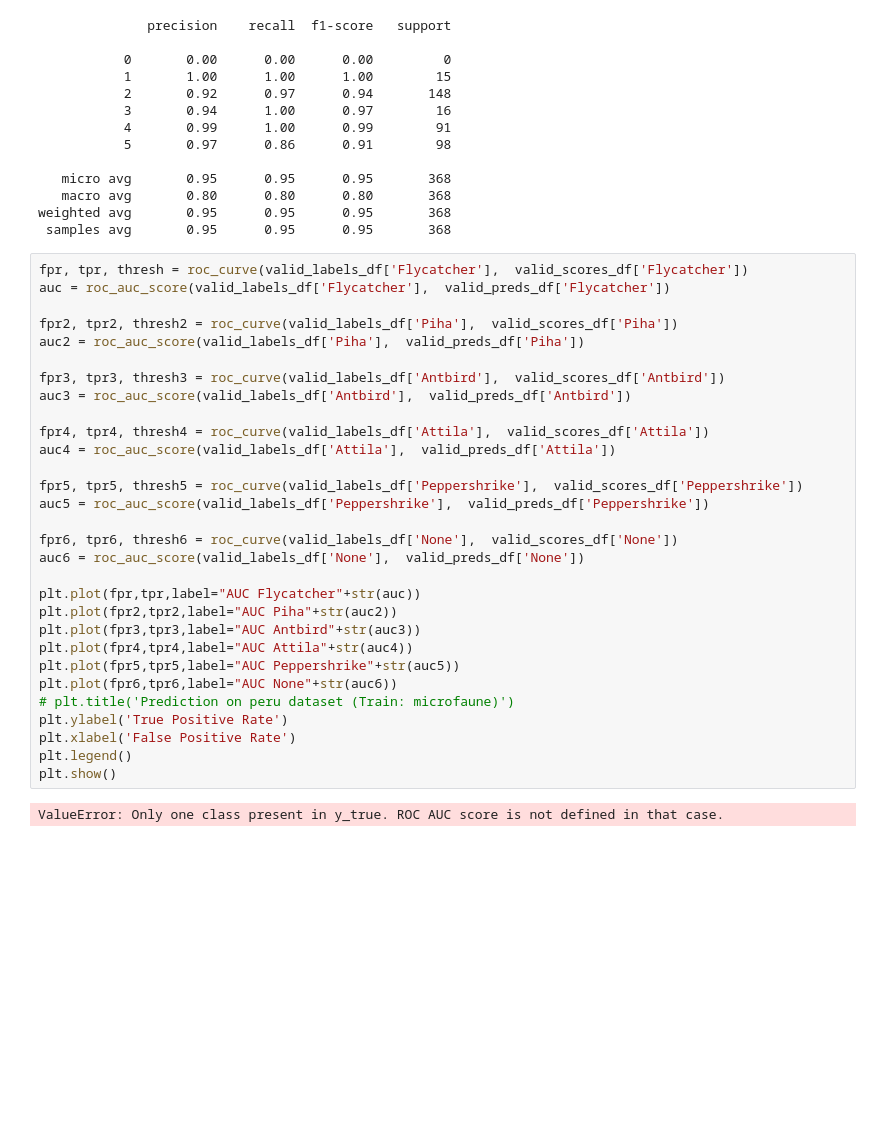
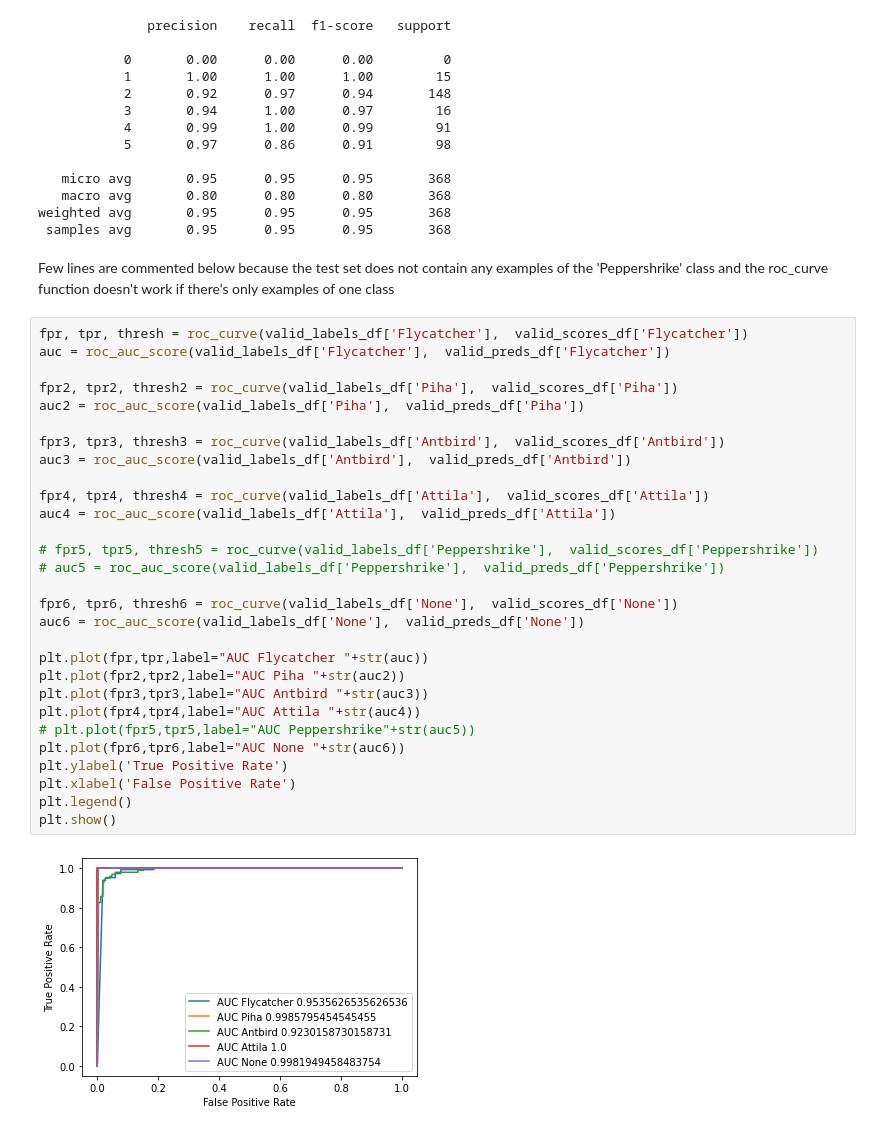
Before and after one commit to UCSD-E4E/passive-acoustic-biodiversity, a Jupyter notebook: OpenSoundScape/MultiClass Classifier/multiclass_with_none.ipynb, the cells around one changed output. Cells and saved outputs as stored; diff of their text form; blank space fills up the shorter version.

Commit message:
Commented roc calculation for class with no test samples

```diff
--- a/OpenSoundScape/MultiClass Classifier/multiclass_with_none.ipynb
+++ b/OpenSoundScape/MultiClass Classifier/multiclass_with_none.ipynb
@@ -203,35 +203,36 @@ print(classification_report(valid_labels_df, valid_preds_df))
    macro avg       0.80      0.80      0.80       368
 weighted avg       0.95      0.95      0.95       368
  samples avg       0.95      0.95      0.95       368
+# %% [markdown]
+Few lines are commented below because the test set does not contain any examples of the 'Peppershrike' class and the roc_curve function doesn't work if there's only examples of one class
 # %%
 fpr, tpr, thresh = roc_curve(valid_labels_df['Flycatcher'],  valid_scores_df['Flycatcher'])
 auc = roc_auc_score(valid_labels_df['Flycatcher'],  valid_preds_df['Flycatcher'])
 
 fpr2, tpr2, thresh2 = roc_curve(valid_labels_df['Piha'],  valid_scores_df['Piha'])
 auc2 = roc_auc_score(valid_labels_df['Piha'],  valid_preds_df['Piha'])
 
 fpr3, tpr3, thresh3 = roc_curve(valid_labels_df['Antbird'],  valid_scores_df['Antbird'])
 auc3 = roc_auc_score(valid_labels_df['Antbird'],  valid_preds_df['Antbird'])
 
 fpr4, tpr4, thresh4 = roc_curve(valid_labels_df['Attila'],  valid_scores_df['Attila'])
 auc4 = roc_auc_score(valid_labels_df['Attila'],  valid_preds_df['Attila'])
 
-fpr5, tpr5, thresh5 = roc_curve(valid_labels_df['Peppershrike'],  valid_scores_df['Peppershrike'])
-auc5 = roc_auc_score(valid_labels_df['Peppershrike'],  valid_preds_df['Peppershrike'])
+# fpr5, tpr5, thresh5 = roc_curve(valid_labels_df['Peppershrike'],  valid_scores_df['Peppershrike'])
+# auc5 = roc_auc_score(valid_labels_df['Peppershrike'],  valid_preds_df['Peppershrike'])
 
 fpr6, tpr6, thresh6 = roc_curve(valid_labels_df['None'],  valid_scores_df['None'])
 auc6 = roc_auc_score(valid_labels_df['None'],  valid_preds_df['None'])
 
-plt.plot(fpr,tpr,label="AUC Flycatcher"+str(auc))
-plt.plot(fpr2,tpr2,label="AUC Piha"+str(auc2))
-plt.plot(fpr3,tpr3,label="AUC Antbird"+str(auc3))
-plt.plot(fpr4,tpr4,label="AUC Attila"+str(auc4))
-plt.plot(fpr5,tpr5,label="AUC Peppershrike"+str(auc5))
-plt.plot(fpr6,tpr6,label="AUC None"+str(auc6))
-# plt.title('Prediction on peru dataset (Train: microfaune)')
+plt.plot(fpr,tpr,label="AUC Flycatcher "+str(auc))
+plt.plot(fpr2,tpr2,label="AUC Piha "+str(auc2))
+plt.plot(fpr3,tpr3,label="AUC Antbird "+str(auc3))
+plt.plot(fpr4,tpr4,label="AUC Attila "+str(auc4))
+# plt.plot(fpr5,tpr5,label="AUC Peppershrike"+str(auc5))
+plt.plot(fpr6,tpr6,label="AUC None "+str(auc6))
 plt.ylabel('True Positive Rate')
 plt.xlabel('False Positive Rate')
 plt.legend()
 plt.show()
 # %% [output]
-ValueError: Only one class present in y_true. ROC AUC score is not defined in that case.
+[figure, added]
```
